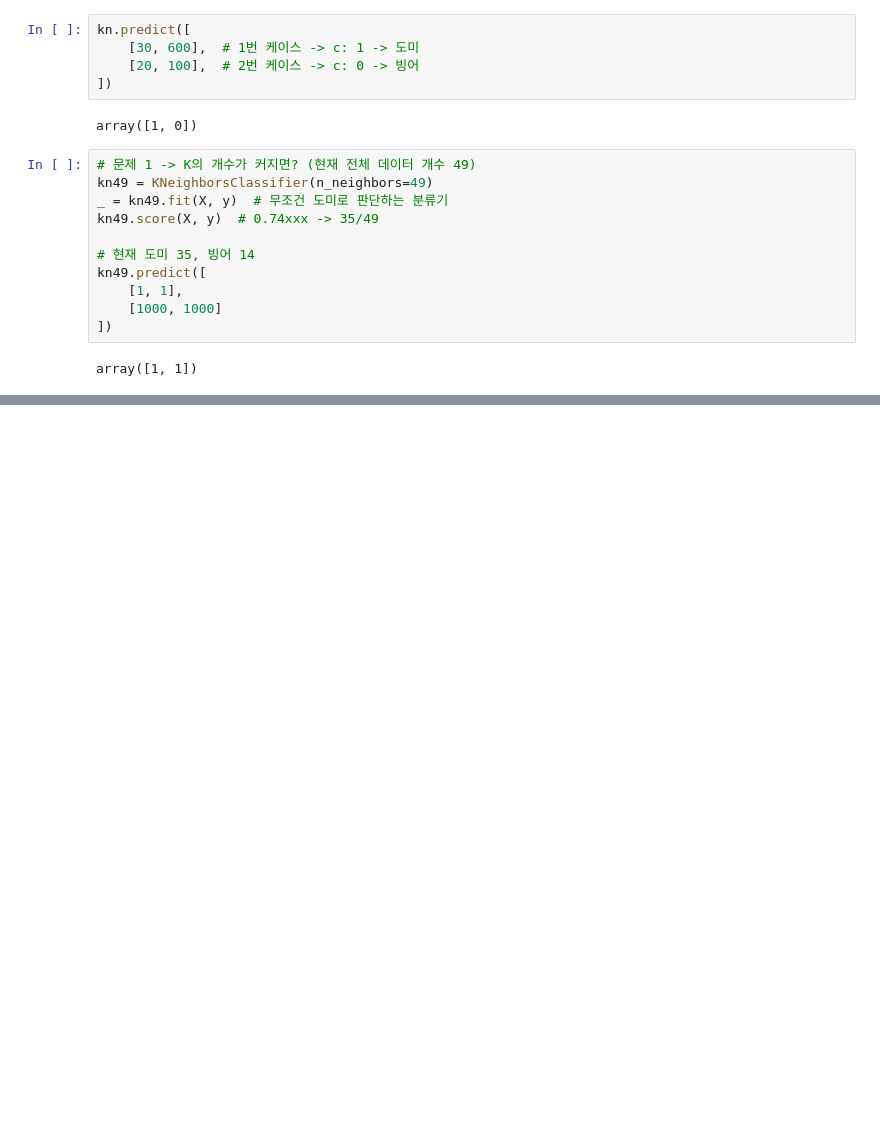
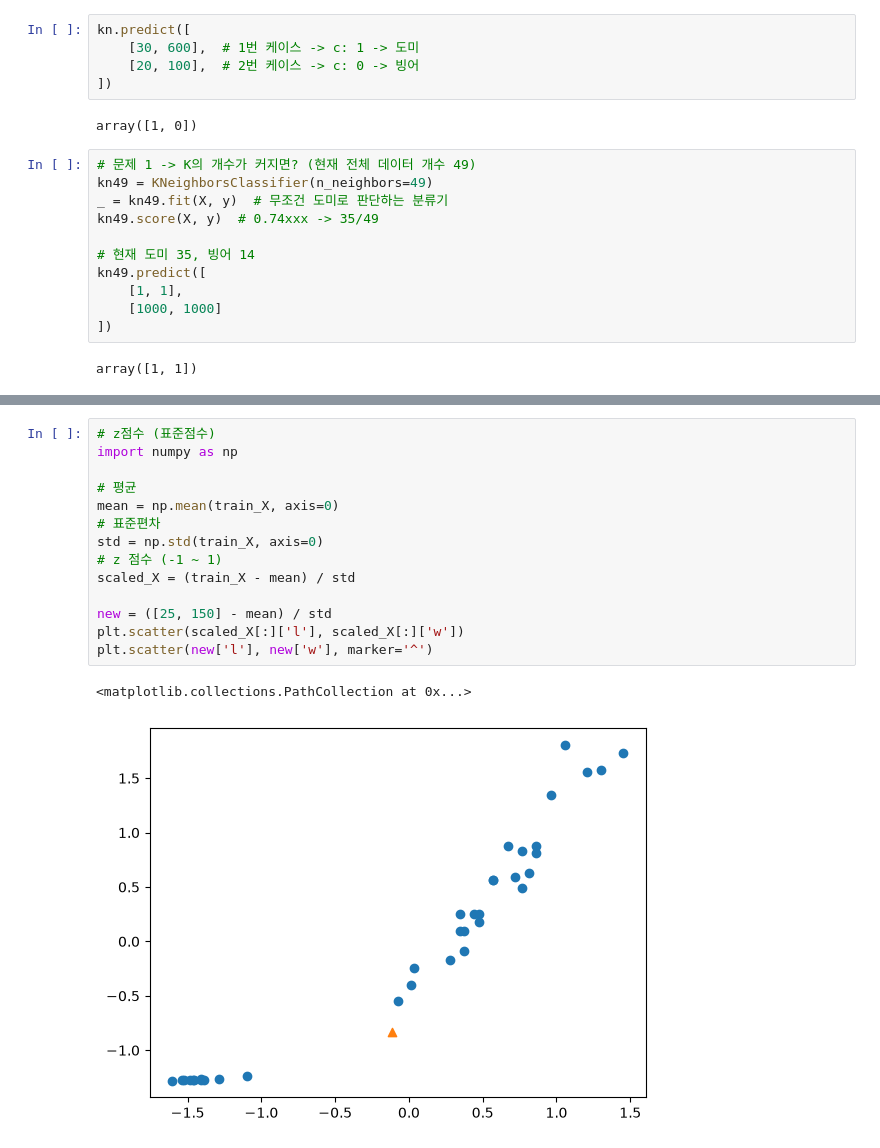
Before and after one commit to verba-neo/gaida-3, a Jupyter notebook: 03-python/09_ML.ipynb, the cells around one changed output, grey strips where cells are left out. Drawn from its saved outputs; the diff is of its cells as text; blank space fills up the shorter version.

```diff
--- a/03-python/09_ML.ipynb
+++ b/03-python/09_ML.ipynb
@@ -97,0 +151,17 @@ array([1, 1])
+# %%
+# z점수 (표준점수)
+import numpy as np
+
+# 평균
+mean = np.mean(train_X, axis=0)
+# 표준편차
+std = np.std(train_X, axis=0)
+# z 점수 (-1 ~ 1)
+scaled_X = (train_X - mean) / std
+
+new = ([25, 150] - mean) / std
+plt.scatter(scaled_X[:]['l'], scaled_X[:]['w'])
+plt.scatter(new['l'], new['w'], marker='^')
+# %% [output]
+<matplotlib.collections.PathCollection at 0x...>
+[figure, added]
```
Also changed, not shown: parts of 5 cells of this notebook.
